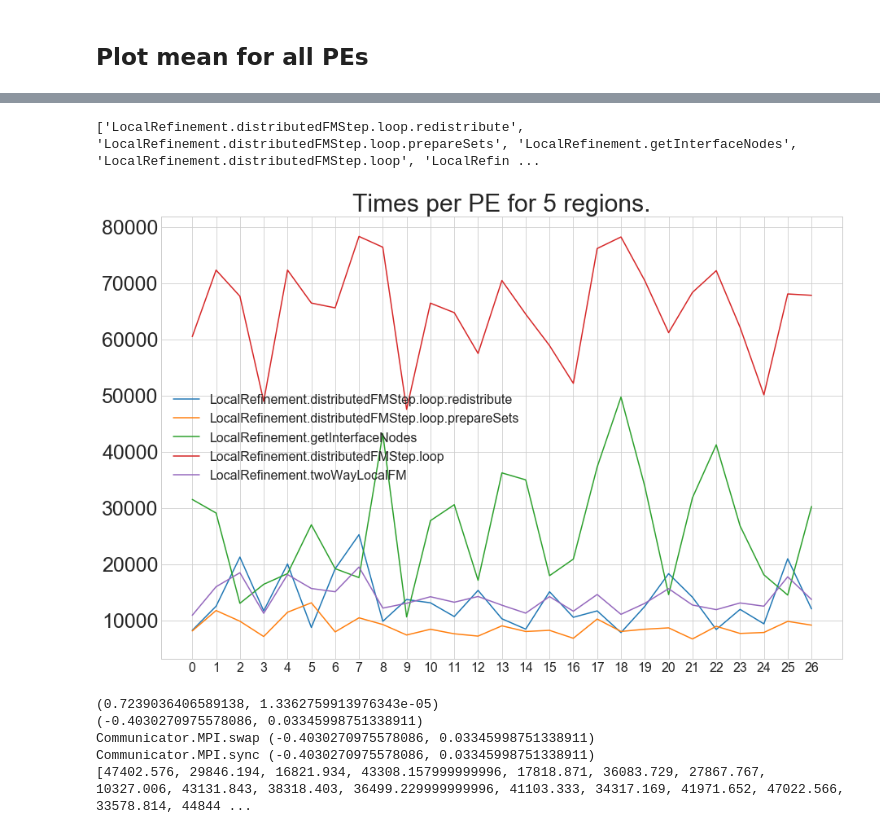
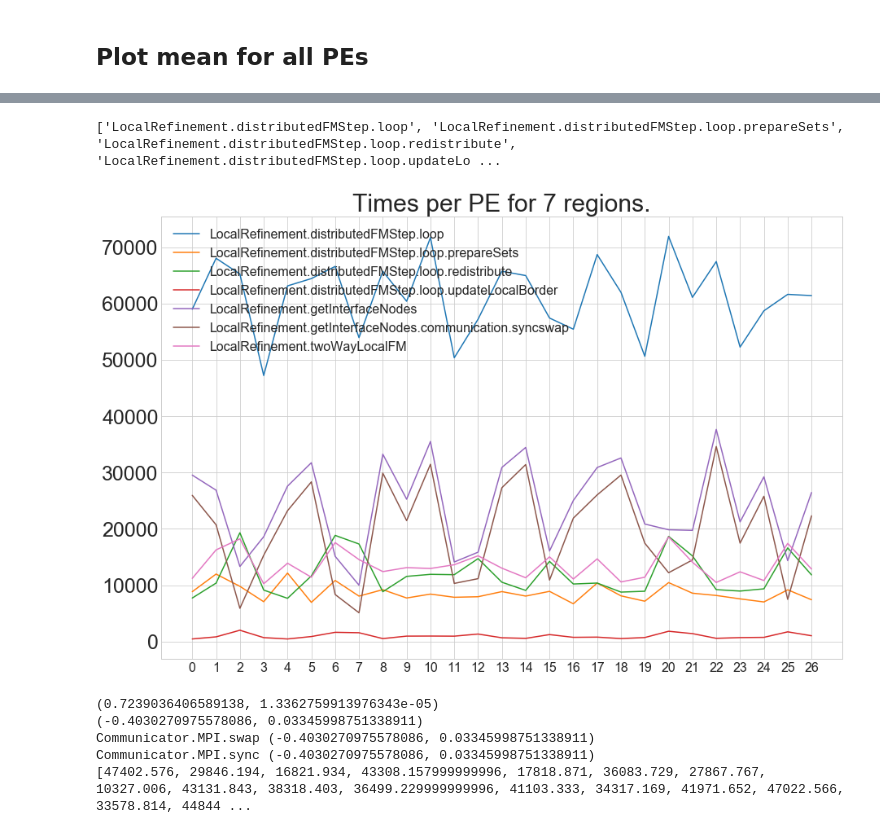
Before and after one commit to hu-macsy/geographer, a Jupyter notebook: tools/Visualize_scai_tracing.ipynb, the cells around one changed output, grey strips where cells are left out. Saved outputs shown, nothing was run; the diff lists cells and outputs as text; code cells hidden in the pictures.

```diff
--- a/tools/Visualize_scai_tracing.ipynb
+++ b/tools/Visualize_scai_tracing.ipynb
@@ -114,7 +115,6 @@ def plotWantedPEsWantedRegions( allTimes, wantedPEs, wantedRegions , plotPerWhat
             maxData = max(additionalData)
             additionalData = [x/maxData for x in additionalData]
 
-    #print( timePerRegion )
 
     numExistingPEs = numWantedPEs-missingFiles
     assert( len(timePerRegion)==numWantedRegions )
@@ -127,11 +127,13 @@ def plotWantedPEsWantedRegions( allTimes, wantedPEs, wantedRegions , plotPerWhat
     fig, ax = plt.subplots(figsize=(15,10))
     plt.rcParams.update({'font.size': 25})
 
+    marker = itertools.cycle((',', '+', '.','x', 'o', '*'))
+
     if plotPerWhat=="pe":
         plt.title( "Times per PE for " + str(numWantedRegions)+ " regions." )
 
         for x in timePerRegion:
-            plt.plot( timePerRegion[x] , label=x)
+            plt.plot( timePerRegion[x] , label=x, marker=next(marker) )
 
         plt.xticks( np.arange(0, numPEs, 1), wantedPEs, rotation=0, fontsize=16 )
 
@@ -139,7 +141,7 @@ def plotWantedPEsWantedRegions( allTimes, wantedPEs, wantedRegions , plotPerWhat
         plt.title( "Times per region for " +str(numWantedPEs)+" PEs"  )
 
         for i in range(numWantedPEs):
-            plt.plot( [float(x[1]) for x in timesPerPE[i]] , label=wantedPEs[i])
+            plt.plot( [float(x[1]) for x in timesPerPE[i]] , label=wantedPEs[i], linewidth=2, marker=next(marker))
 
         xticks = [ x[0] for x in timesPerPE[0]] #wantedRegions
         plt.xticks( np.arange(0, len(xticks), 1), xticks, rotation=90, fontsize=16 )
@@ -266,21 +269,19 @@ plotWantedPEsWantedRegions( allTimes, allPEs, wantedRegionNames,"region")
 # %%
-wantedRegionNames= [regionNames[26],  regionNames[23], regionNames[32], regionNames[20], regionNames[45] ]
-
-#wantedRegionNames = regionNames[20:29]
-#del wantedRegionNames[1]
+wantedRegionNames= [ regionNames[20], regionNames[24], regionNames[27], regionNames[31], regionNames[33], regionNames[36], regionNames[46],  ]
+#wantedRegionNames= [regionNames[64],  regionNames[66], regionNames[67] ]
 
 #wantedRegionNames = regionNames[26:29]
 
 %store -r degScores
 f = 3000
 ampDeg = [x*f for x in degScores]
 
 #wantedRegionNames.append( regionNames[53] )
 print( wantedRegionNames )
 plotWantedPEsWantedRegions( allTimes, allPEs, wantedRegionNames, "pe", False)
 # %% [output]
-['LocalRefinement.distributedFMStep.loop.redistribute', 'LocalRefinement.distributedFMStep.loop.prepareSets', 'LocalRefinement.getInterfaceNodes', 'LocalRefinement.distributedFMStep.loop', 'LocalRefin ...
+['LocalRefinement.distributedFMStep.loop', 'LocalRefinement.distributedFMStep.loop.prepareSets', 'LocalRefinement.distributedFMStep.loop.redistribute', 'LocalRefinement.distributedFMStep.loop.updateLo ...
-[figure, old version]
+[figure, new version]
 # %%
 from scipy.stats.stats import pearsonr
 
```
Also changed, not shown: parts of 6 cells of this notebook, 2 other files.
